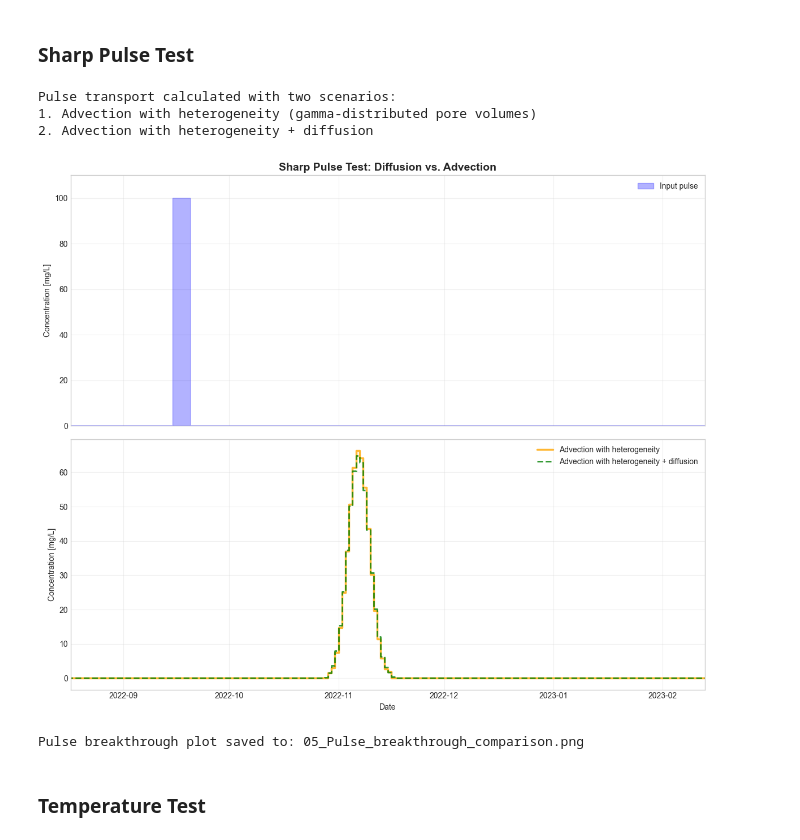
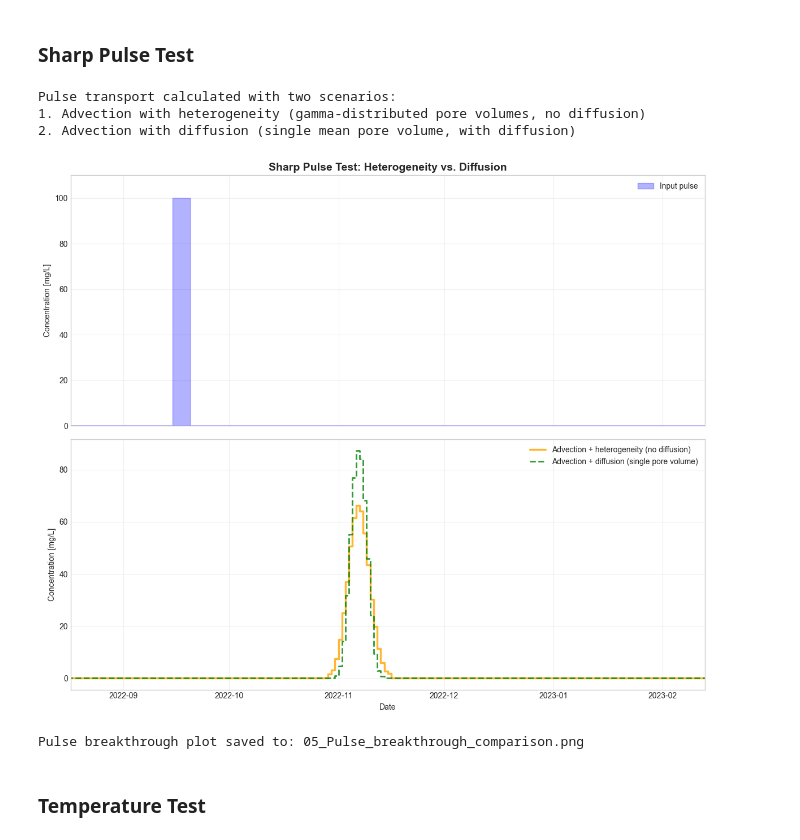
Before and after one commit to gwtransport/gwtransport, a Jupyter notebook: examples/05_Testing_Assumptions.ipynb, the cells around one changed output. Cells and saved outputs as stored; diff of their text form; code cells hidden in the pictures.

```diff
--- a/examples/05_Testing_Assumptions.ipynb
+++ b/examples/05_Testing_Assumptions.ipynb
@@ -146,24 +147,27 @@ pulse_advection_only = advection.gamma_infiltration_to_extraction(
     retardation_factor=1.0,  # Conservative solute
 )
 
-# Apply advection with heterogeneity + diffusion
+# Apply advection with diffusion directly from infiltration using diffusion2 module
+# This uses a single pore volume (mean) with diffusion, rather than the heterogeneous gamma distribution
+# This allows us to see the effect of diffusion alone
 pulse_advection_diffusion = diffusion.infiltration_to_extraction(
-    cin=pulse_advection_only,
-    flow=df.flow,
+    cin=pulse_signal,
+    flow=df.flow.values,
     tedges=tedges,
-    aquifer_pore_volume=df.attrs["aquifer_pore_volume_gamma_mean"],
+    cout_tedges=tedges,
+    aquifer_pore_volumes=np.array([df.attrs["aquifer_pore_volume_gamma_mean"]]),
+    streamline_length=np.array([aquifer_length]),
     diffusivity=diffusion_coefficient,
-    retardation_factor=1.0,
-    aquifer_length=aquifer_length,
+    retardation_factor=1.0,  # Conservative solute
 )
 
 print("Pulse transport calculated with two scenarios:")
-print("1. Advection with heterogeneity (gamma-distributed pore volumes)")
-print("2. Advection with heterogeneity + diffusion")
+print("1. Advection with heterogeneity (gamma-distributed pore volumes, no diffusion)")
+print("2. Advection with diffusion (single mean pore volume, with diffusion)")
 # %% [output]
 Pulse transport calculated with two scenarios:
-1. Advection with heterogeneity (gamma-distributed pore volumes)
-2. Advection with heterogeneity + diffusion
+1. Advection with heterogeneity (gamma-distributed pore volumes, no diffusion)
+2. Advection with diffusion (single mean pore volume, with diffusion)
 # %%
 # Plot the pulse breakthrough curves
 fig, (ax1, ax2) = plt.subplots(2, 1, figsize=(12, 10), sharex=True)
@@ -172,7 +176,7 @@ fig, (ax1, ax2) = plt.subplots(2, 1, figsize=(12, 10), sharex=True)
 xstep_pulse, ystep_pulse = np.repeat(tedges, 2)[1:-1], np.repeat(pulse_signal, 2)
 ax1.fill_between(xstep_pulse, 0, ystep_pulse, alpha=0.3, color="blue", label="Input pulse")
 ax1.set_ylabel("Concentration [mg/L]")
-ax1.set_title("Sharp Pulse Test: Diffusion vs. Advection", fontsize=14, fontweight="bold")
+ax1.set_title("Sharp Pulse Test: Heterogeneity vs. Diffusion", fontsize=14, fontweight="bold")
 ax1.legend(loc="upper right")
 ax1.grid(True, alpha=0.3)
 ax1.set_ylim([0, 110])
@@ -183,36 +187,36 @@ xstep_adv, ystep_adv = np.repeat(tedges, 2)[1:-1], np.repeat(pulse_advection_onl
 xstep_diff, ystep_diff = np.repeat(tedges, 2)[1:-1], np.repeat(pulse_advection_diffusion, 2)
 ax2.plot(
     xstep_adv,
     ystep_adv,
-    label="Advection with heterogeneity",
+    label="Advection + heterogeneity (no diffusion)",
     color="orange",
     linewidth=2.5,
     alpha=0.8,
 )
 ax2.plot(
     xstep_diff,
     ystep_diff,
-    label="Advection with heterogeneity + diffusion",
+    label="Advection + diffusion (single pore volume)",
     color="green",
     linewidth=2,
     linestyle="--",
     alpha=0.8,
 )
 ax2.set_ylabel("Concentration [mg/L]")
 ax2.set_xlabel("Date")
 ax2.legend(loc="upper right")
 ax2.grid(True, alpha=0.3)
 
 plt.tight_layout()
 
 # Save plot
 out_path = Path("05_Pulse_breakthrough_comparison.png")
 plt.savefig(out_path, dpi=300, bbox_inches="tight")
 plt.show()
 
 print(f"\nPulse breakthrough plot saved to: {out_path}")
 # %% [output]
-[figure, old version]
+[figure, new version]
 Pulse breakthrough plot saved to: 05_Pulse_breakthrough_comparison.png
 # %% [markdown]
 ### Temperature Test
```
Also changed, not shown: parts of 4 cells of this notebook.
